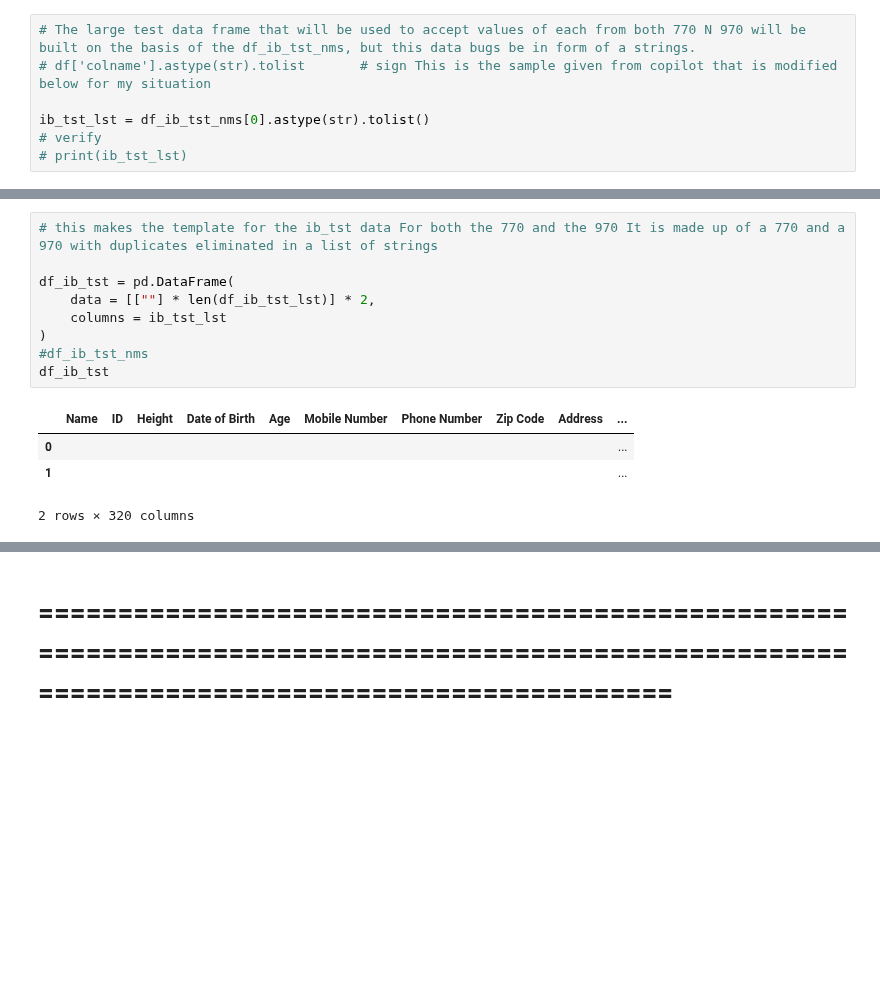
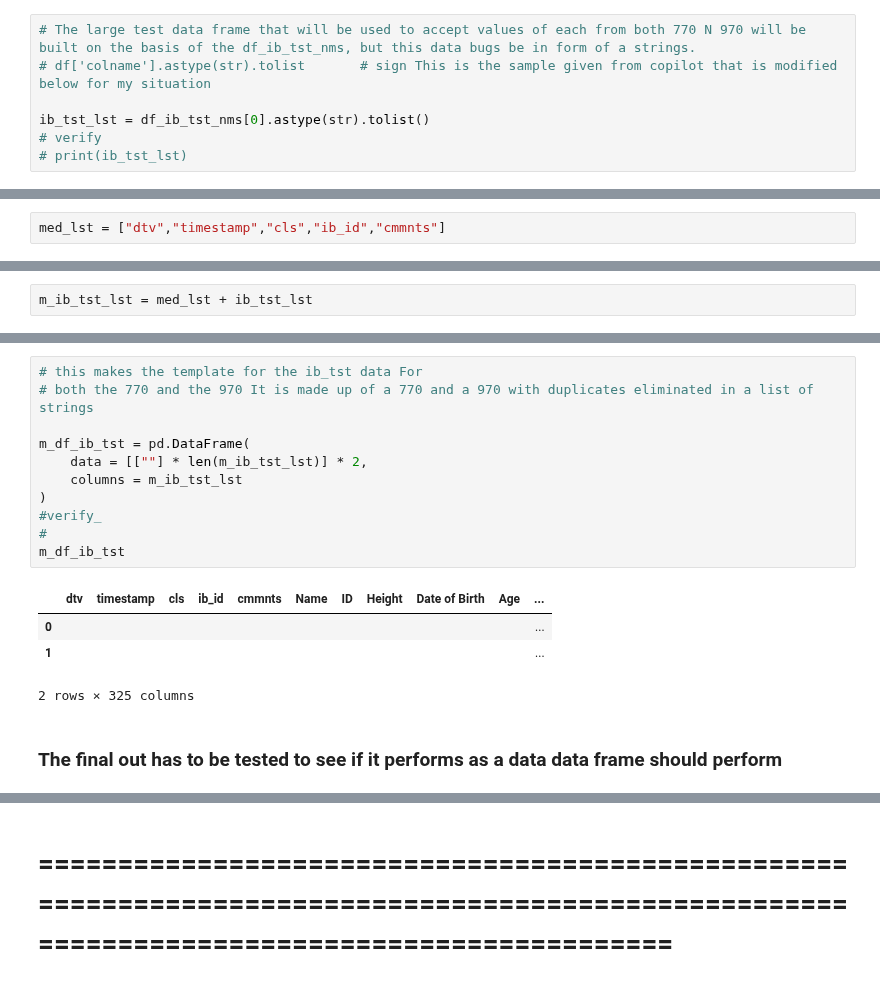
Before and after one commit to 1ratlabs/JL_2, a Jupyter notebook: data_df_tmplts.ipynb, the cells around one changed output, grey strips where cells are left out. Drawn from its saved outputs; the diff is of its cells as text; blank space fills up the shorter version.

Commit message:
Added the media and excel editing of the temp and proved it to work Moving on now to the template instead of the preamble to create the template on

```diff
--- a/data_df_tmplts.ipynb
+++ b/data_df_tmplts.ipynb
@@ -183,0 +170,2 @@ df_ib_tst.columns
+# %%
+med_lst = ["dtv","timestamp","cls","ib_id","cmmnts"]
@@ -183,0 +178,2 @@ df_ib_tst.columns
+# %%
+m_ib_tst_lst = med_lst + ib_tst_lst
@@ -184,15 +202,19 @@ df_ib_tst.columns
 # %%
-# this makes the template for the ib_tst data For both the 770 and the 970 It is made up of a 770 and a 970 with duplicates eliminated in a list of strings
+# this makes the template for the ib_tst data For
+# both the 770 and the 970 It is made up of a 770 and a 970 with duplicates eliminated in a list of strings
 
-df_ib_tst = pd.DataFrame(
-    data = [[""] * len(df_ib_tst_lst)] * 2,
-    columns = ib_tst_lst
+m_df_ib_tst = pd.DataFrame(
+    data = [[""] * len(m_ib_tst_lst)] * 2,
+    columns = m_ib_tst_lst
 )
-#df_ib_tst_nms
-df_ib_tst
+#verify_
+#
+m_df_ib_tst
 # %% [output]
-|  | Name | ID | Height | Date of Birth | Age | Mobile Number | Phone Number | Zip Code | Address | ... |
-| 0 |  |  |  |  |  |  |  |  |  | ... |
-| 1 |  |  |  |  |  |  |  |  |  | ... |
+|  | dtv | timestamp | cls | ib_id | cmmnts | Name | ID | Height | Date of Birth | Age | ... |
+| 0 |  |  |  |  |  |  |  |  |  |  | ... |
+| 1 |  |  |  |  |  |  |  |  |  |  | ... |
-2 rows × 320 columns
+2 rows × 325 columns
+# %% [markdown]
+### The final out has to be tested to see if it performs as a data data frame should perform
 # %%
```
Also changed, not shown: parts of 24 cells of this notebook, 1 other file.
